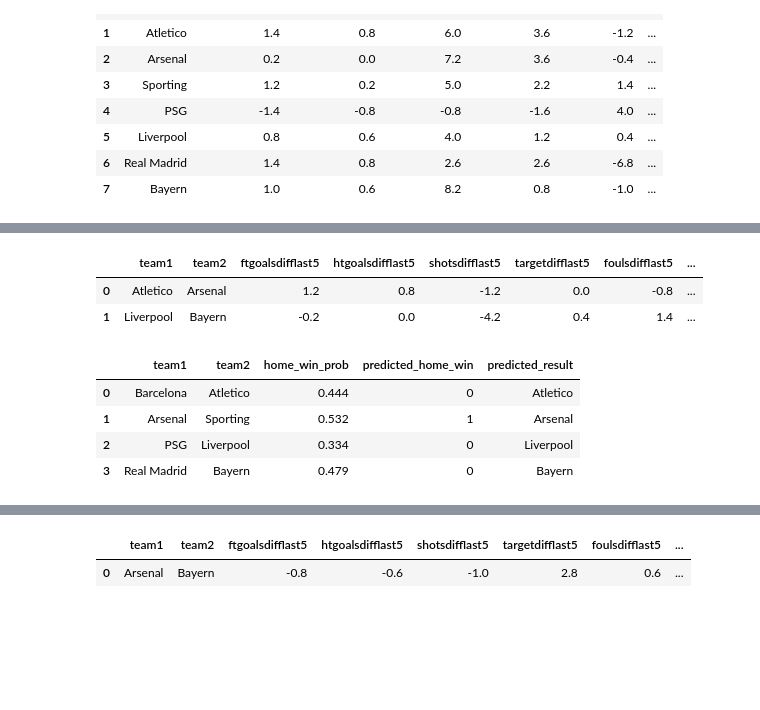
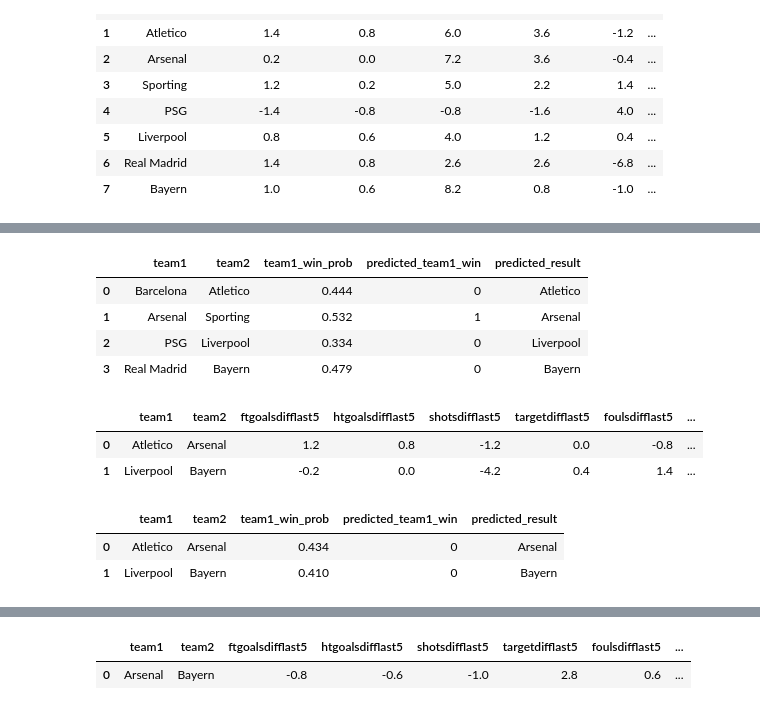
Before and after one commit to iAboud98/champions-league-winner-prediction-2025-2026, a Jupyter notebook: main.ipynb, the cells around one changed output, grey strips where cells are left out. Saved outputs shown, nothing was run; the diff lists cells and outputs as text; code cells hidden in the pictures; blank space fills up the shorter version.

```diff
--- a/main.ipynb
+++ b/main.ipynb
@@ -992,3 +992,30 @@ ucl_df
 | 5 | Liverpool | 0.8 | 0.6 | 4.0 | 1.2 | 0.4 | ... |
 | 6 | Real Madrid | 1.4 | 0.8 | 2.6 | 2.6 | -6.8 | ... |
 | 7 | Bayern | 1.0 | 0.6 | 8.2 | 0.8 | -1.0 | ... |
+# %%
+fixtures = [
+    ("Barcelona", "Atletico"),
+    ("Arsenal", "Sporting"),
+    ("PSG", "Liverpool"),
+    ("Real Madrid", "Bayern"),
+]
+
+team_features = ucl_df.set_index("Team").copy()
+numeric_cols = team_features.select_dtypes(include=[np.number]).columns.tolist()
+
+h2h_rows = []
+for team1, team2 in fixtures:
+    diff_row = team_features.loc[team1, numeric_cols] - team_features.loc[team2, numeric_cols]
+
+    if "elo" in diff_row.index:
+        diff_row = diff_row.rename(index={"elo": "elodiff"})
+
+    row = {
+        "team1": team1,
+        "team2": team2,
+    }
+    row.update(diff_row.to_dict())
+    h2h_rows.append(row)
+
+h2h_df = pd.DataFrame(h2h_rows)
+h2h_df
@@ -995,3 +1028,21 @@ ucl_df
+# %%
+X_h2h = h2h_df.reindex(columns=predictors, fill_value=0)
+
+pred_label = rf_model.predict(X_h2h)
+pred_proba = rf_model.predict_proba(X_h2h)[:, 1]
+
+predictions_df = h2h_df[["team1", "team2"]].copy()
+predictions_df["team1_win_prob"] = pred_proba
+predictions_df["predicted_team1_win"] = pred_label
+predictions_df["predicted_result"] = np.where(predictions_df["predicted_team1_win"] == 1, predictions_df["team1"], predictions_df["team2"])
+
+predictions_df
+# %% [output]
+|  | team1 | team2 | team1_win_prob | predicted_team1_win | predicted_result |
+| 0 | Barcelona | Atletico | 0.444 | 0 | Atletico |
+| 1 | Arsenal | Sporting | 0.532 | 1 | Arsenal |
+| 2 | PSG | Liverpool | 0.334 | 0 | Liverpool |
+| 3 | Real Madrid | Bayern | 0.479 | 0 | Bayern |
 # %%
 fixtures = [
     ("Atletico", "Arsenal"),
@@ -1024,18 +1075,16 @@ h2h_df
 # %%
 X_h2h = h2h_df.reindex(columns=predictors, fill_value=0)
 
 pred_label = rf_model.predict(X_h2h)
 pred_proba = rf_model.predict_proba(X_h2h)[:, 1]
 
 predictions_df = h2h_df[["team1", "team2"]].copy()
-predictions_df["home_win_prob"] = pred_proba
-predictions_df["predicted_home_win"] = pred_label
-predictions_df["predicted_result"] = np.where(predictions_df["predicted_home_win"] == 1, predictions_df["team1"], predictions_df["team2"])
+predictions_df["team1_win_prob"] = pred_proba
+predictions_df["predicted_team1_win"] = pred_label
+predictions_df["predicted_result"] = np.where(predictions_df["predicted_team1_win"] == 1, predictions_df["team1"], predictions_df["team2"])
 
 predictions_df
 # %% [output]
-|  | team1 | team2 | home_win_prob | predicted_home_win | predicted_result |
-| 0 | Barcelona | Atletico | 0.444 | 0 | Atletico |
-| 1 | Arsenal | Sporting | 0.532 | 1 | Arsenal |
-| 2 | PSG | Liverpool | 0.334 | 0 | Liverpool |
-| 3 | Real Madrid | Bayern | 0.479 | 0 | Bayern |
+|  | team1 | team2 | team1_win_prob | predicted_team1_win | predicted_result |
+| 0 | Atletico | Arsenal | 0.434 | 0 | Arsenal |
+| 1 | Liverpool | Bayern | 0.410 | 0 | Bayern |
```
Also changed, not shown: parts of 4 cells of this notebook, 1 other file.
